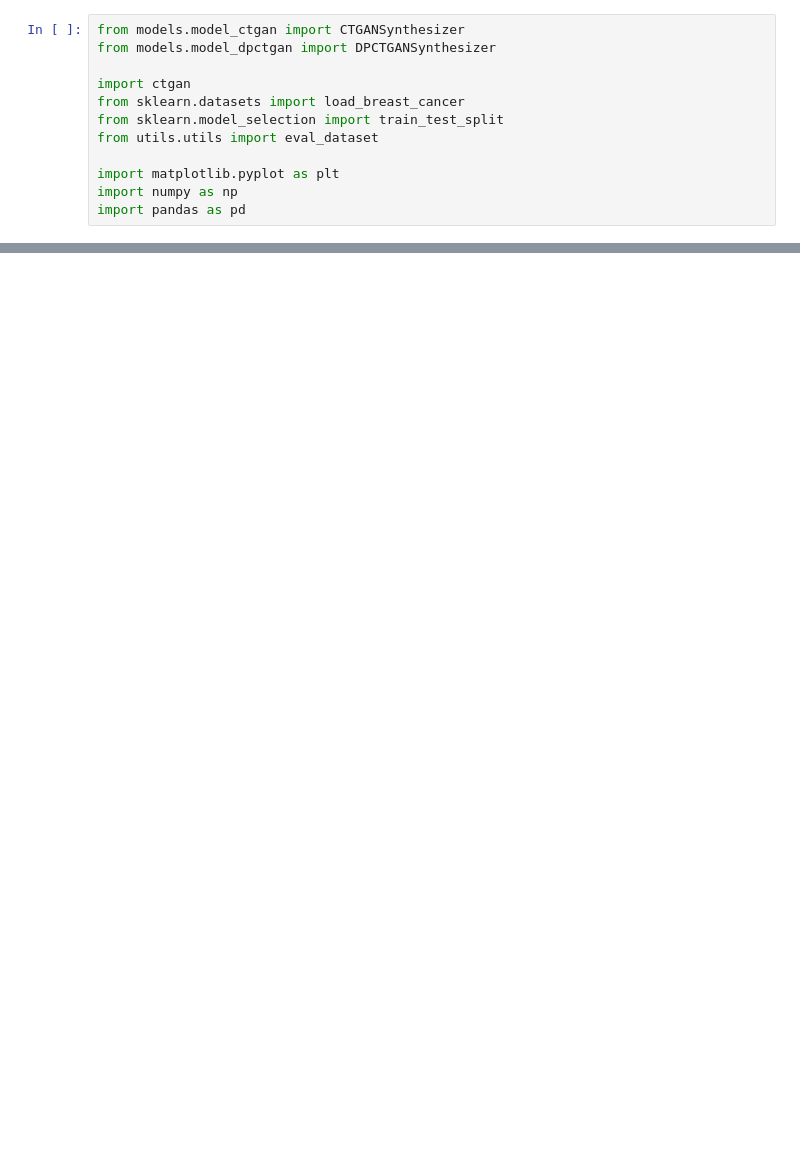
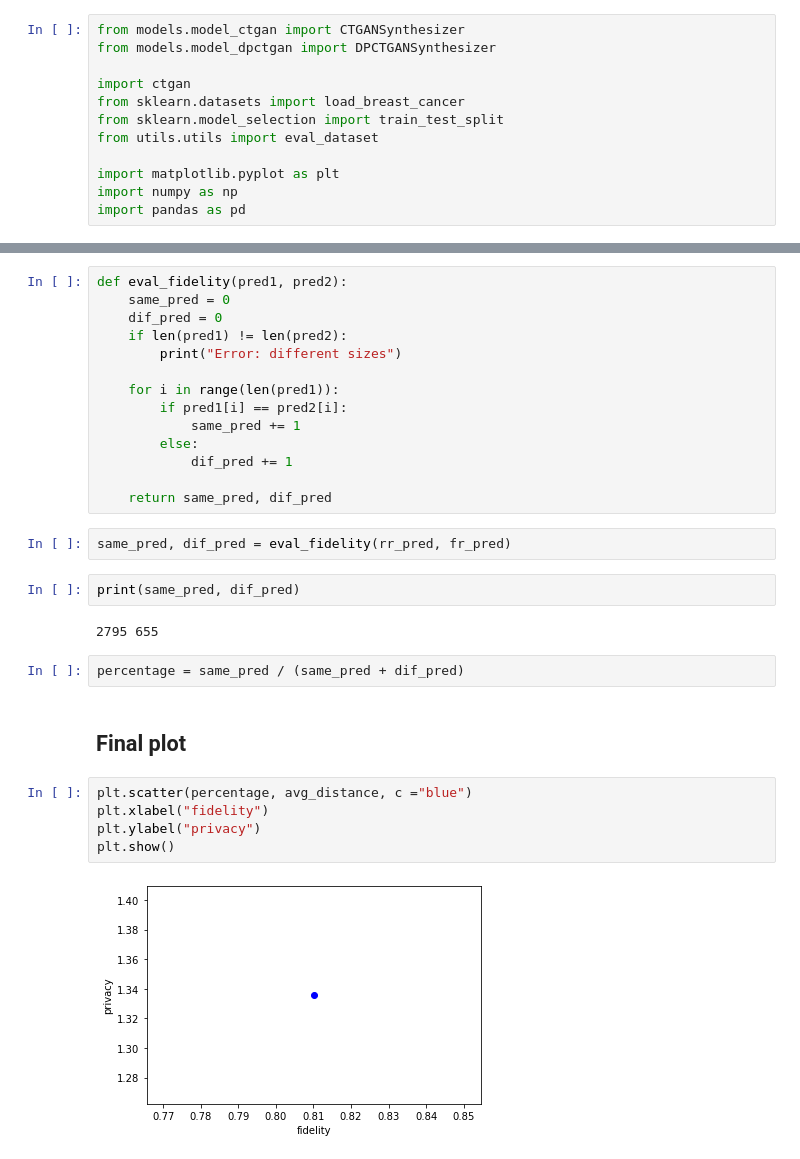
Before and after one commit to Frederico-lp/Research, a Jupyter notebook: epileptic_seizure.ipynb, the cells around one changed output, grey strips where cells are left out. Saved outputs shown, nothing was run; the diff lists cells and outputs as text; blank space fills up the shorter version.

```diff
--- a/epileptic_seizure.ipynb
+++ b/epileptic_seizure.ipynb
@@ -31,0 +173,31 @@ AttributeError: 'DataFrame' object has no attribute 'data'
+# %%
+def eval_fidelity(pred1, pred2):
+    same_pred = 0
+    dif_pred = 0
+    if len(pred1) != len(pred2):
+        print("Error: different sizes")
+
+    for i in range(len(pred1)):
+        if pred1[i] == pred2[i]:
+            same_pred += 1
+        else:
+            dif_pred += 1
+
+    return same_pred, dif_pred
+# %%
+same_pred, dif_pred = eval_fidelity(rr_pred, fr_pred)
+# %%
+print(same_pred, dif_pred)
+# %% [output]
+2795 655
+# %%
+percentage = same_pred / (same_pred + dif_pred)
+# %% [markdown]
+## Final plot
+# %%
+plt.scatter(percentage, avg_distance, c ="blue")
+plt.xlabel("fidelity")
+plt.ylabel("privacy")
+plt.show()
+# %% [output]
+[figure, added]
```
Also changed, not shown: parts of 21 cells of this notebook, 1 other file.
